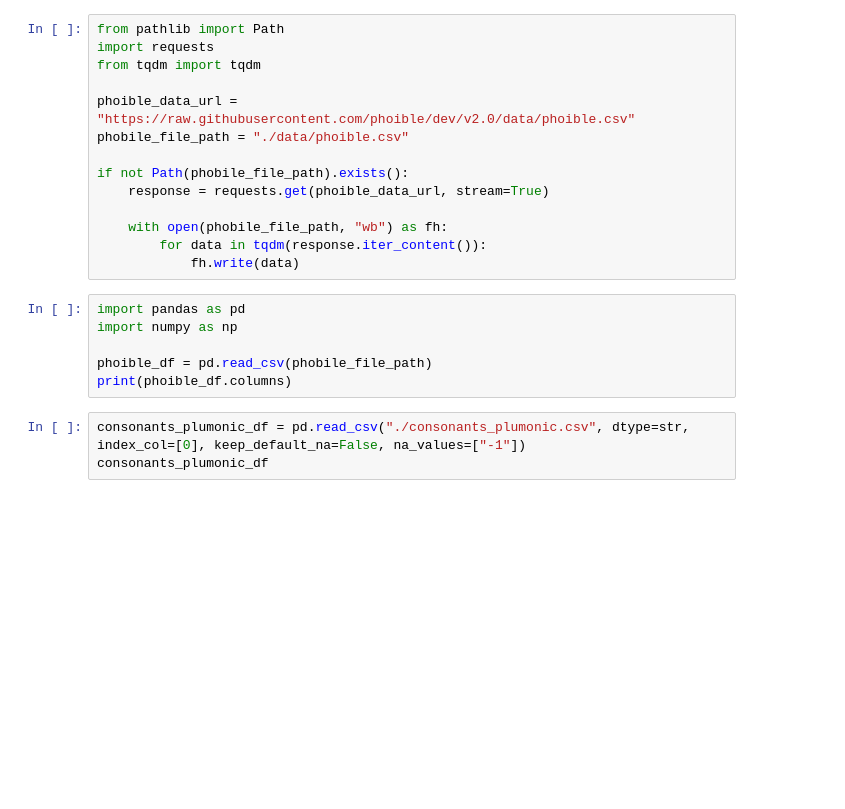
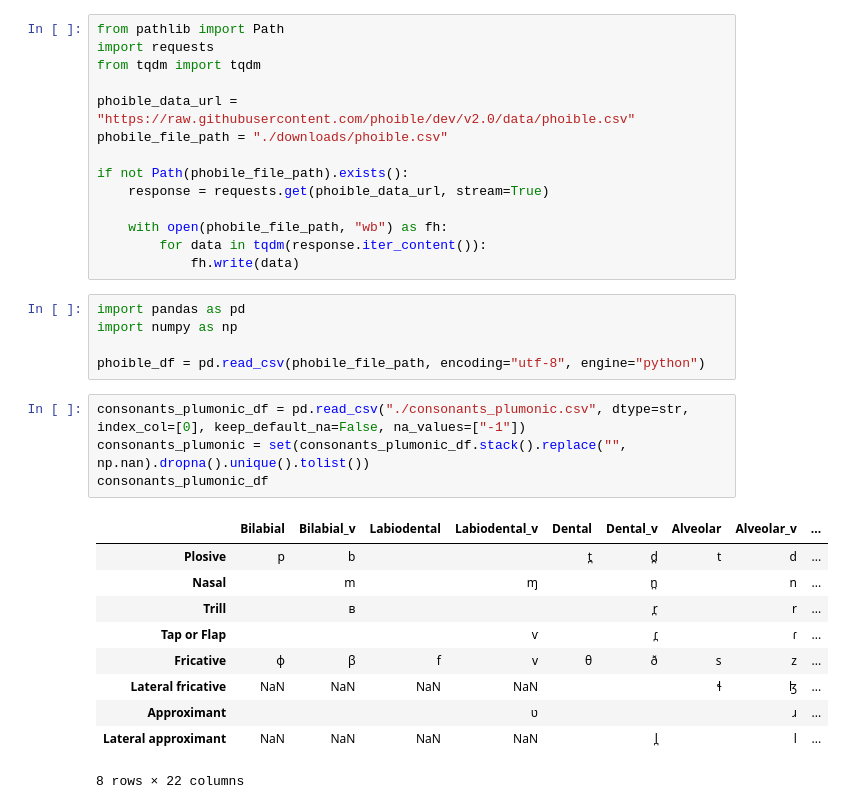
Before and after one commit to Pappa/conlanger, a Jupyter notebook: notebooks/explore_phoible.ipynb, the cells around one changed output. Cells and saved outputs as stored; diff of their text form; blank space fills up the shorter version.

```diff
--- a/notebooks/explore_phoible.ipynb
+++ b/notebooks/explore_phoible.ipynb
@@ -4,7 +4,7 @@ import requests
 from tqdm import tqdm
 
 phoible_data_url = "https://raw.githubusercontent.com/phoible/dev/v2.0/data/phoible.csv"
-phobile_file_path = "./data/phoible.csv"
+phobile_file_path = "./downloads/phoible.csv"
 
 if not Path(phobile_file_path).exists():
     response = requests.get(phoible_data_url, stream=True)
@@ -16,8 +16,19 @@ if not Path(phobile_file_path).exists():
 import pandas as pd
 import numpy as np
 
-phoible_df = pd.read_csv(phobile_file_path)
-print(phoible_df.columns)
+phoible_df = pd.read_csv(phobile_file_path, encoding="utf-8", engine="python")
 # %%
 consonants_plumonic_df = pd.read_csv("./consonants_plumonic.csv", dtype=str, index_col=[0], keep_default_na=False, na_values=["-1"])
+consonants_plumonic = set(consonants_plumonic_df.stack().replace("", np.nan).dropna().unique().tolist())
 consonants_plumonic_df
+# %% [output]
+|  | Bilabial | Bilabial_v | Labiodental | Labiodental_v | Dental | Dental_v | Alveolar | Alveolar_v | ... |
+| Plosive | p | b |  |  | t̪ | d̪ | t | d | ... |
+| Nasal |  | m |  | ɱ |  | n̪ |  | n | ... |
+| Trill |  | ʙ |  |  |  | r̪ |  | r | ... |
+| Tap or Flap |  |  |  | ⱱ |  | ɾ̪ |  | ɾ | ... |
+| Fricative | ɸ | β | f | v | θ | ð | s | z | ... |
+| Lateral fricative | NaN | NaN | NaN | NaN |  |  | ɬ | ɮ | ... |
+| Approximant |  |  |  | ʋ |  |  |  | ɹ | ... |
+| Lateral approximant | NaN | NaN | NaN | NaN |  | l̪ |  | l | ... |
+8 rows × 22 columns
```
Also changed, not shown: parts of 5 cells of this notebook, 4 other files.
